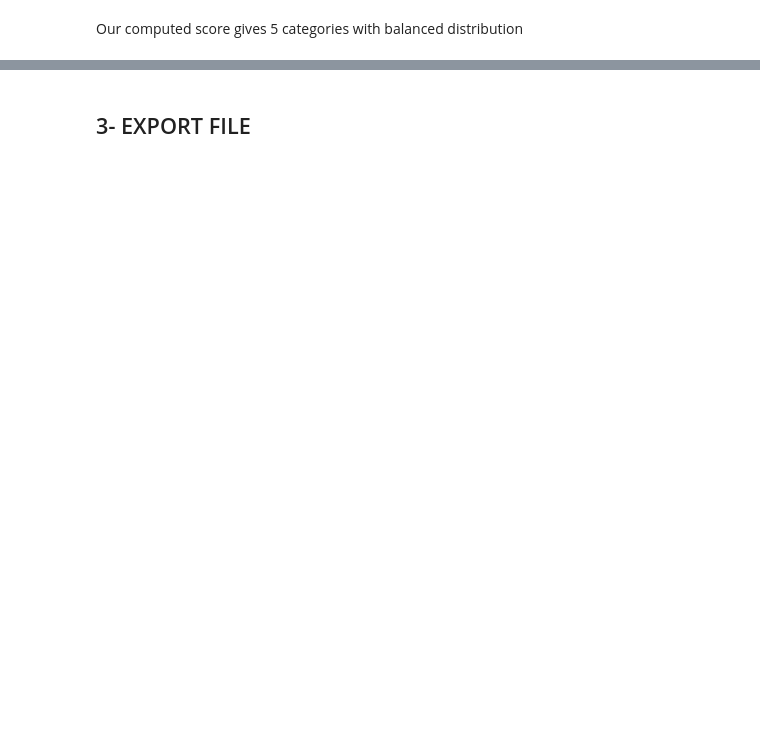
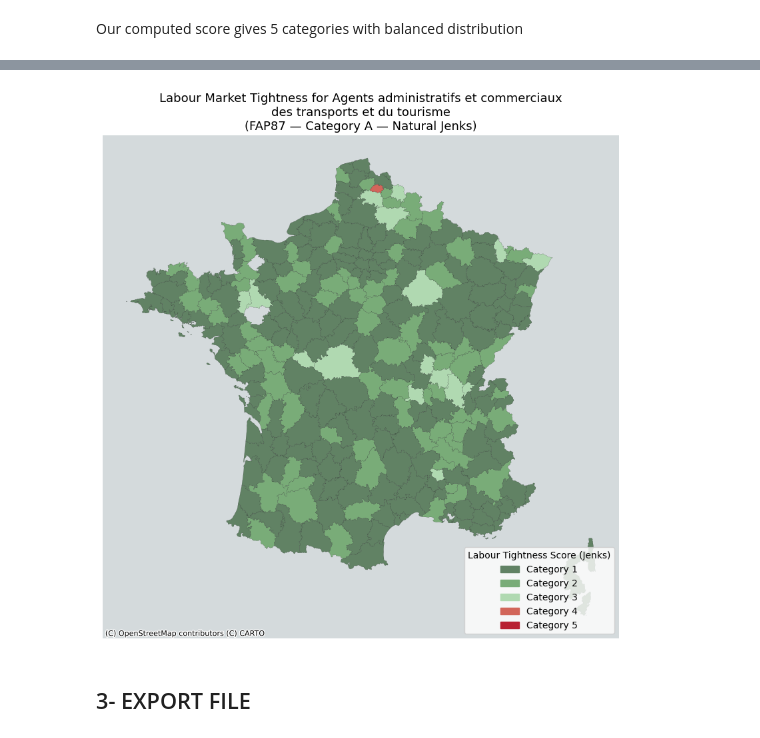
Before and after one commit to cynthia-francis/Project-LabourMarketTensions, a Jupyter notebook: src/ratio_supply_demand_indicator.ipynb, the cells around one changed output, grey strips where cells are left out. Drawn from its saved outputs; the diff is of its cells as text; code cells hidden in the pictures; blank space fills up the shorter version.

Commit message:
fap22 + natural jenks
Changes for fap22 + natural jenks in the code

```diff
--- a/src/ratio_supply_demand_indicator.ipynb
+++ b/src/ratio_supply_demand_indicator.ipynb
@@ -280,3 +476,49 @@ plt.show()
+# %%
+# ---------------------------------------------------
+# Filter dataset for a specific FAP87 family
+# ---------------------------------------------------
+fap_filter = df["famille_pro87"] == "Agents administratifs et commerciaux des transports et du tourisme"
+df_map = df[fap_filter].drop_duplicates(subset=["zone_emploi", "fap87"])[["jenks_score_a_fap87", "geometry"]]
+
+# ---------------------------------------------------
+# Convert to GeoDataFrame with proper CRS and filter out missing geometries
+# ---------------------------------------------------
+df_map = gpd.GeoDataFrame(df_map, geometry="geometry", crs="EPSG:4326")
+df_map = df_map[df_map["geometry"].notna()]  # Drop missing geometries
+
+# ---------------------------------------------------
+# Filter geometries within mainland France bounding box
+# ---------------------------------------------------
+xmin, xmax, ymin, ymax = -5, 10, 41, 52
+bounds = df_map.geometry.bounds
+df_map = df_map[
+    (bounds.minx >= xmin) & (bounds.maxx <= xmax) &
+    (bounds.miny >= ymin) & (bounds.maxy <= ymax)
+]
+
+# ---------------------------------------------------
+# Define a fixed colormap and normalization for jenks_score_a_fap87
+# ---------------------------------------------------
+colors = ["#618264", "#79AC78", "#B0D9B1", "#D2665A", "#B82132"]
+cmap = mcolors.ListedColormap(colors)
+norm = mcolors.BoundaryNorm([1, 2, 3, 4, 5, 6], cmap.N)
+
+# ---------------------------------------------------
+# Create the plot
+# ---------------------------------------------------
+fig, ax = plt.subplots(figsize=(10, 12))
+df_map.plot(column="jenks_score_a_fap87", cmap=cmap, norm=norm, linewidth=0.1,
+            edgecolor="black", legend=False, ax=ax)
+ctx.add_basemap(ax, source=ctx.providers.CartoDB.Positron)
+
+legend_patches = [mpatches.Patch(color=colors[i-1], label=f"Category {i}") for i in range(1, 6)]
+ax.legend(handles=legend_patches, title="Labour Tightness Score (Jenks)", loc="lower right", frameon=True)
+
+ax.set_title("Labour Market Tightness for Agents administratifs et commerciaux\ndes transports et du tourisme\n(FAP87 — Category A — Natural Jenks)", fontsize=13)
+ax.set_axis_off()
+plt.show()
+# %% [output]
+[figure, added]
 # %% [markdown]
 ## 3- EXPORT FILE
 # %%
```
Also changed, not shown: parts of 14 cells of this notebook, 2 other files.
